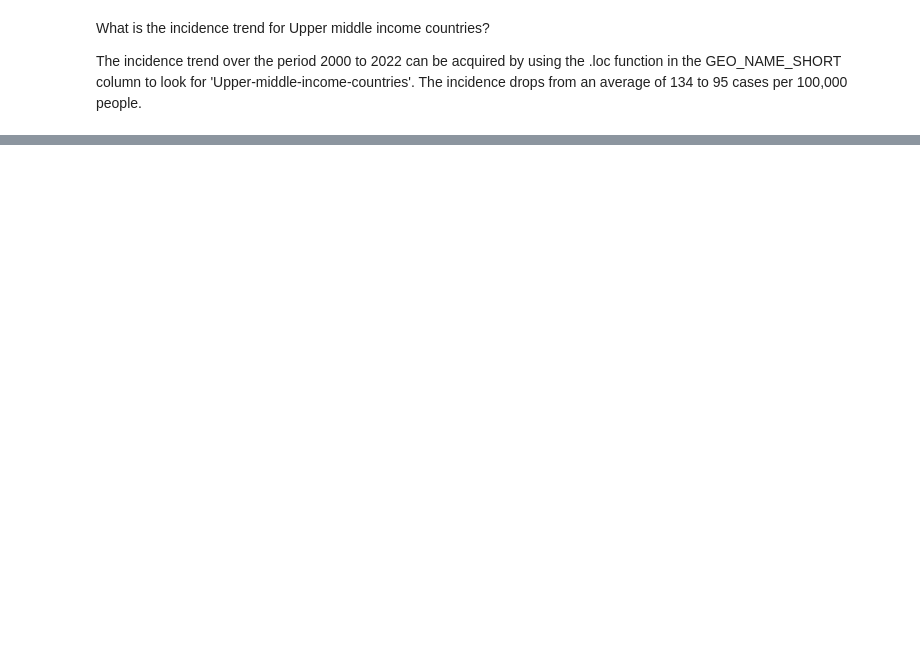
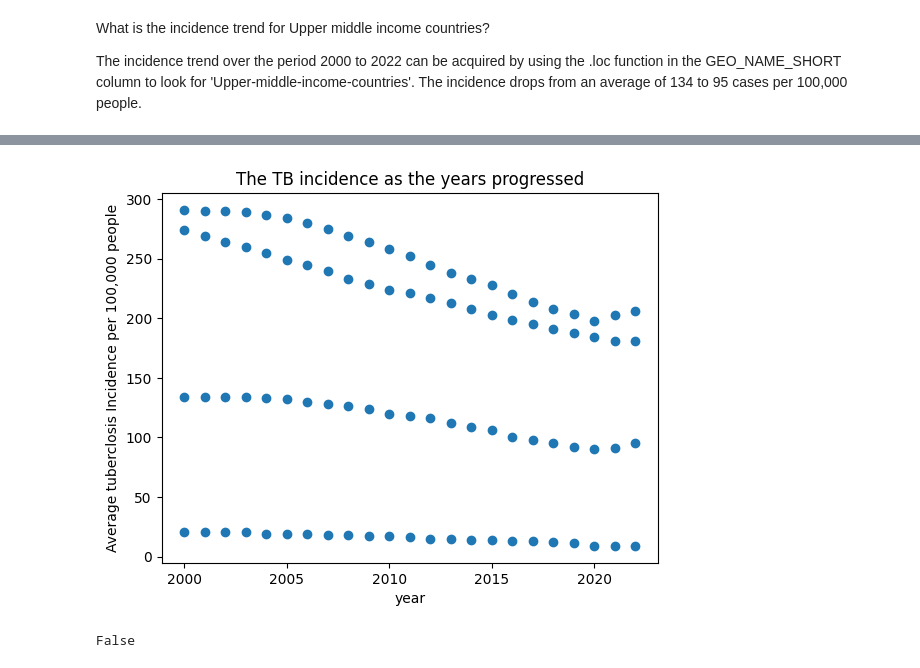
Before and after one commit to bamundagaaloyzius/MCS_7101-Machine-Learning-, a Jupyter notebook: Global_Tuberclosis_Incidence_Dataset.ipynb, the cells around one changed output, grey strips where cells are left out. Cells and saved outputs as stored; diff of their text form; code cells hidden in the pictures; blank space fills up the shorter version.

```diff
--- a/Global_Tuberclosis_Incidence_Dataset.ipynb
+++ b/Global_Tuberclosis_Incidence_Dataset.ipynb
@@ -28,0 +32,6 @@ Income = pd.read_csv('https://raw.githubusercontent.com/bamundagaaloyzius/MCS_71
+# %%
+# Instead of:
+# data = pd.read_csv('https://github.com/bamundagaaloyzius/MCS_7101-Machine-Learning-/blob/4b234ab4ae058cd1b80076c5b07731acf2cccfbe/Modelling_dataset_3.csv')
+
+# Use the raw file URL:
+data = pd.read_csv('https://raw.githubusercontent.com/bamundagaaloyzius/MCS_7101-Machine-Learning-/4b234ab4ae058cd1b80076c5b07731acf2cccfbe/Modelling_dataset_3.csv')
@@ -300,3 +318,19 @@ Income.loc[Income['GEO_NAME_SHORT'] == 'Upper-middle-income economies']
 | 89 | 2020 | 914 | WORLDBANKINCOMEGROUP | Upper-middle-income economies | 90.0 | 84.0 | ... |
 | 90 | 2021 | 914 | WORLDBANKINCOMEGROUP | Upper-middle-income economies | 91.0 | 85.0 | ... |
 | 91 | 2022 | 914 | WORLDBANKINCOMEGROUP | Upper-middle-income economies | 95.0 | 87.0 | ... |
+# %%
+import pandas as pd
+import matplotlib.pyplot as plt
+
+df = data
+plt.scatter(Income.DIM_TIME, Income.RATE_PER_100000_N)
+plt.title('The TB incidence as the years progressed')
+plt.xlabel('year')
+plt.ylabel('Average tuberclosis Incidence per 100,000 people')
+plt.show()
+# %% [output]
+[figure, added]
+# %%
+Income.DIM_GEO_CODE_TYPE. == 'Upper-middle-income economies'
+# %% [output]
+False
```
Also changed, not shown: parts of 58 cells of this notebook.
